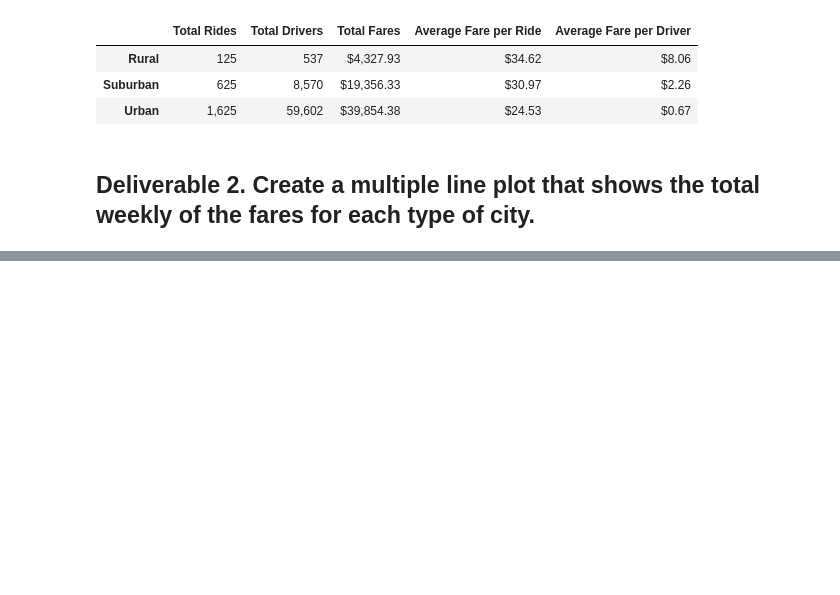
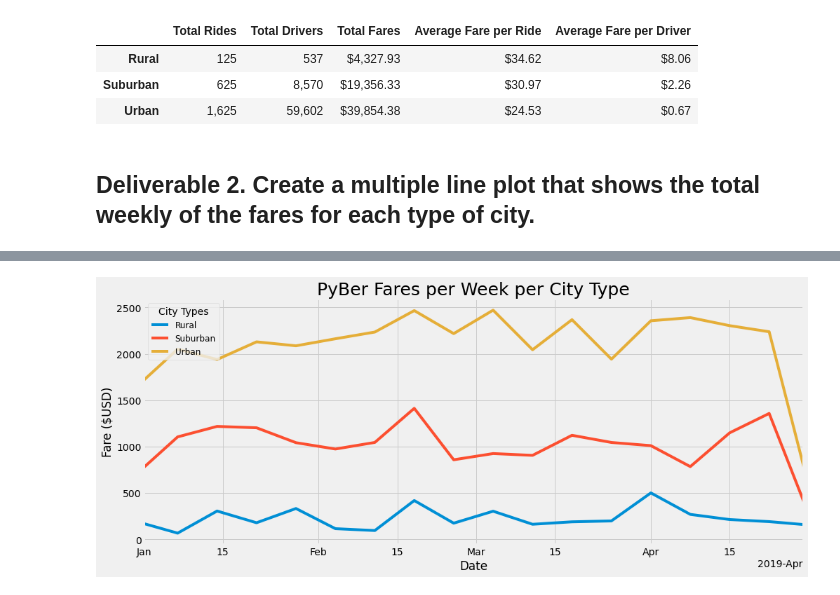
Before and after one commit to MitchellGleason/PyBer-Analysis, a Jupyter notebook: PyBer_Challenge.ipynb, the cells around one changed output, grey strips where cells are left out. Drawn from its saved outputs; the diff is of its cells as text; code cells hidden in the pictures; blank space fills up the shorter version.

```diff
--- a/PyBer_Challenge.ipynb
+++ b/PyBer_Challenge.ipynb
@@ -147,3 +181,5 @@ pyber_summary_df
 # %%
 # 4. Create a pivot table with the 'date' as the index, the columns ='type', and values='fare'
 # to get the total fares for each type of city by the date.
+fare_per_day_pivot = fare_per_day.pivot(index='date', columns='type', values='fare')
+fare_per_day_pivot
@@ -150,2 +201,4 @@ pyber_summary_df
 # %%
 # 5. Create a new DataFrame from the pivot table DataFrame using loc on the given dates, '2019-01-01':'2019-04-29'.
+fare_per_day_jan_to_april = fare_per_day_pivot.loc['2019-01-01':'2019-04-31']
+fare_per_day_jan_to_april
@@ -152,5 +220,5 @@ pyber_summary_df
 # %%
 # 6. Set the "date" index to datetime datatype. This is necessary to use the resample() method in Step 8.
-# df.index = pd.to_datetime(df.index)
+fare_per_day_jan_to_april.index = pd.to_datetime(fare_per_day_jan_to_april.index)
 # %%
 # 7. Check that the datatype for the index is datetime using df.info()
@@ -157,2 +237,7 @@ pyber_summary_df
 # %%
 # 8. Create a new DataFrame using the "resample()" function by week 'W' and get the sum of the fares for each week.
+fare_per_day_jan_to_april_weeks = fare_per_day_jan_to_april.resample('W', label='left').sum()
+
+#to_offset help retrieved from: https://stackoverflow.com/questions/30989224/python-pandas-dataframe-resample-daily-data-to-week-by-mon-sun-weekly-definition
+fare_per_day_jan_to_april_weeks.index = fare_per_day_jan_to_april_weeks.index + to_offset(pd.DateOffset(days=1))
+fare_per_day_jan_to_april_weeks
@@ -165,0 +263,34 @@ style.use('fivethirtyeight')
+# %%
+# 8. Using the object-oriented interface method, plot the resample DataFrame using the df.plot() function.
+fig, ax = plt.subplots(figsize=(15, 6))
+ax.plot(fare_per_day_jan_to_april_weeks.index, fare_per_day_jan_to_april_weeks)
+
+#Set major ticks for each month
+ax.xaxis.set_major_locator(mdates.AutoDateLocator())
+ax.xaxis.set_major_formatter(mdates.ConciseDateFormatter(mdates.AutoDateLocator))
+ax.xaxis.set_minor_locator(mdates.DayLocator(15))
+
+plt.xlim([datetime.date(2019, 1, 1), datetime.date(2019, 4, 28)])
+
+ax.xaxis.grid(True, which='minor')
+
+#Format the graph
+plt.title('PyBer Fares per Week per City Type', fontsize=25)
+plt.ylabel('Fare ($USD)')
+plt.xlabel('Date')
+
+plt.legend(fare_per_day_jan_to_april_weeks, fontsize='12', mode='Expanded',
+           loc='upper left', title='City Types')
+
+# Import the style from Matplotlib.
+from matplotlib import style
+# Use the graph style fivethirtyeight.
+style.use('fivethirtyeight')
+
+#Save the figure
+plt.savefig('Analysis/PyBer Fares per Week per City Type Fig.png')
+
+# Show the plot
+plt.show()
+# %% [output]
+[figure, added]
```
Also changed, not shown: parts of 8 cells of this notebook, 2 other files.
